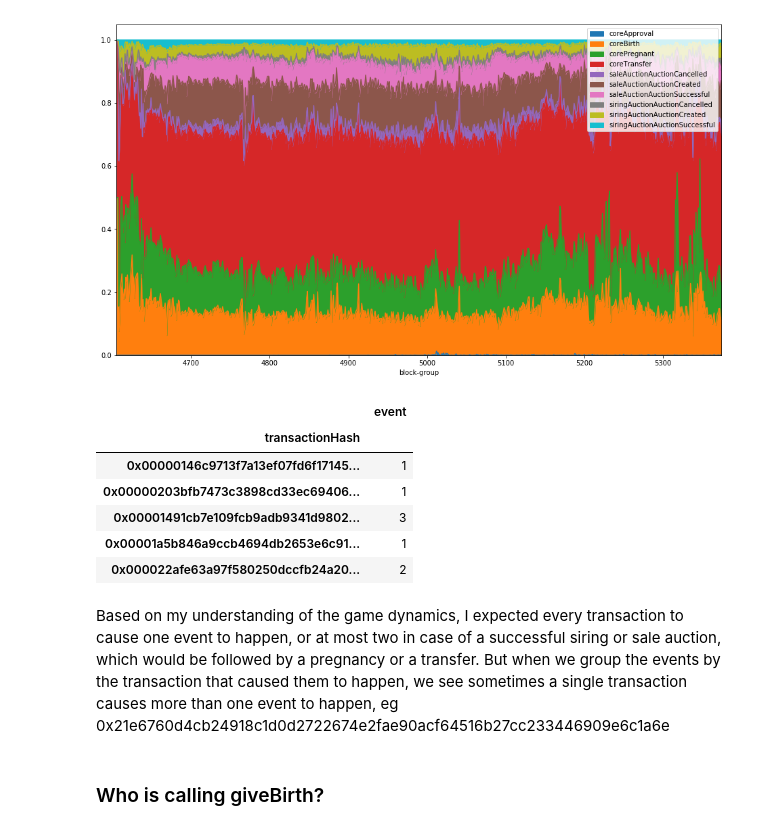
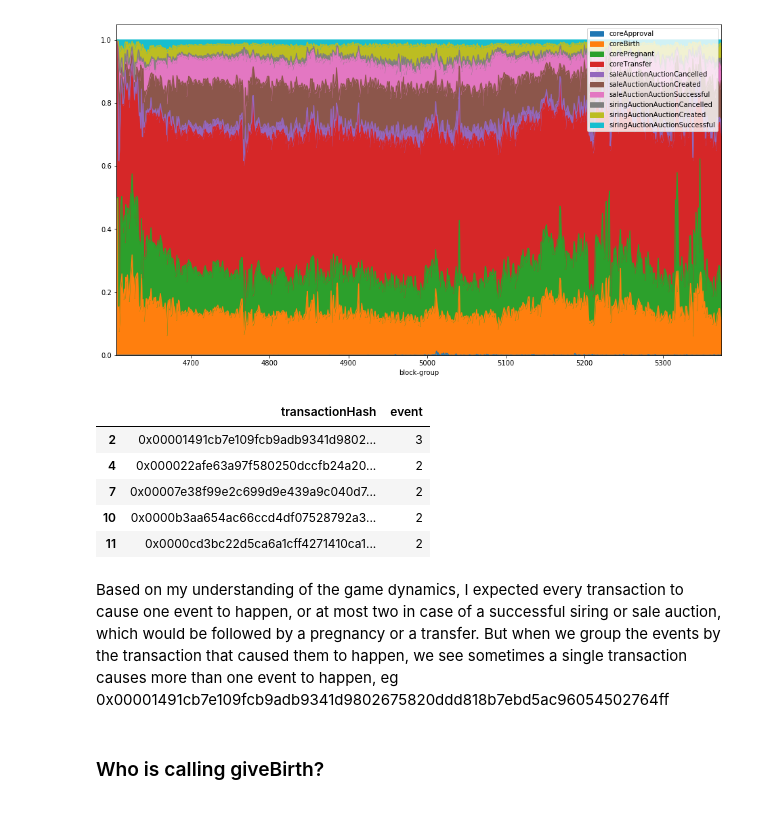
Before and after one commit to BlockScience/cryptokitties-analysis, a Jupyter notebook: ck-analysis.ipynb, the cells around one changed output. Drawn from its saved outputs; the diff is of its cells as text; code cells hidden in the pictures.

```diff
--- a/ck-analysis.ipynb
+++ b/ck-analysis.ipynb
@@ -110,17 +110,17 @@ plt.legend(loc=1)
 <matplotlib.legend.Legend at 0x...>
 [figure]
 # %%
-(events[events['event']=='Birth'])[['transactionHash','event']].groupby(['transactionHash']).count().head()
+transaction_birthcount = (events[events['event']=='Birth'])[['transactionHash','event']].groupby(['transactionHash']).count().reset_index()
+transaction_birthcount[transaction_birthcount['event']>1].head()
 # %% [output]
-|  | event |
-| transactionHash |  |
-| 0x00000146c9713f7a13ef07fd6f17145... | 1 |
-| 0x00000203bfb7473c3898cd33ec69406... | 1 |
-| 0x00001491cb7e109fcb9adb9341d9802... | 3 |
-| 0x00001a5b846a9ccb4694db2653e6c91... | 1 |
-| 0x000022afe63a97f580250dccfb24a20... | 2 |
+|  | transactionHash | event |
+| 2 | 0x00001491cb7e109fcb9adb9341d9802... | 3 |
+| 4 | 0x000022afe63a97f580250dccfb24a20... | 2 |
+| 7 | 0x00007e38f99e2c699d9e439a9c040d7... | 2 |
+| 10 | 0x0000b3aa654ac66ccd4df07528792a3... | 2 |
+| 11 | 0x0000cd3bc22d5ca6a1cff4271410ca1... | 2 |
 # %% [markdown]
 Based on my understanding of the game dynamics, I expected every transaction to cause one event to happen, or at most two in case of a successful siring or sale auction, which would be followed by a pregnancy or a transfer.
-But when we group the events by the transaction that caused them to happen, we see sometimes a single transaction causes more than one event to happen, eg 0x21e6760d4cb24918c1d0d2722674e2fae90acf64516b27cc233446909e6c1a6e
+But when we group the events by the transaction that caused them to happen, we see sometimes a single transaction causes more than one event to happen, eg 0x00001491cb7e109fcb9adb9341d9802675820ddd818b7ebd5ac96054502764ff
 # %% [markdown]
 ### Who is calling giveBirth?
```
Also changed, not shown: parts of 44 cells of this notebook.
